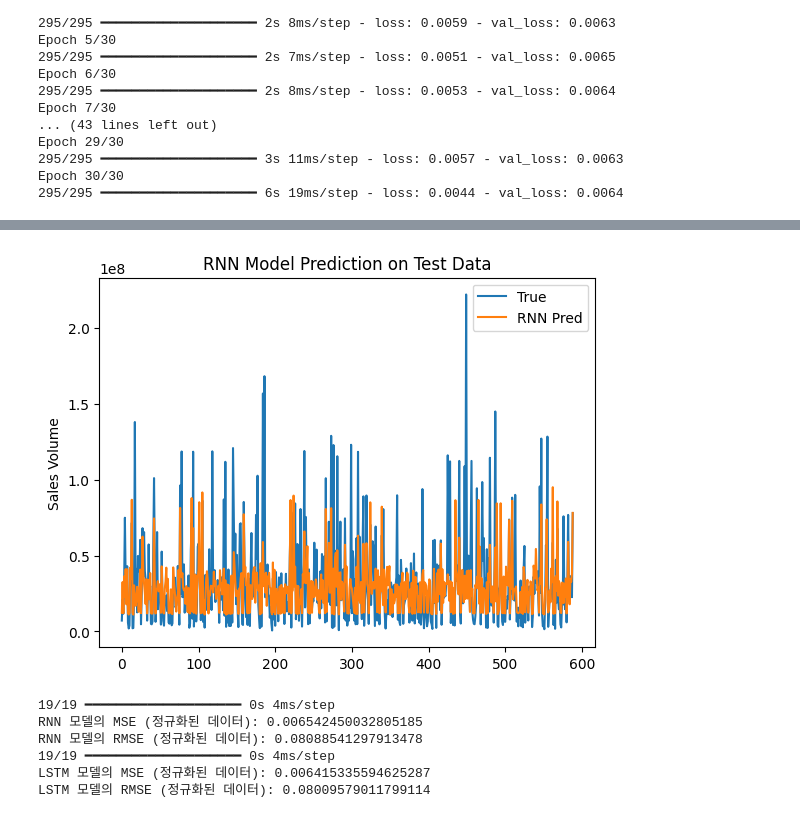
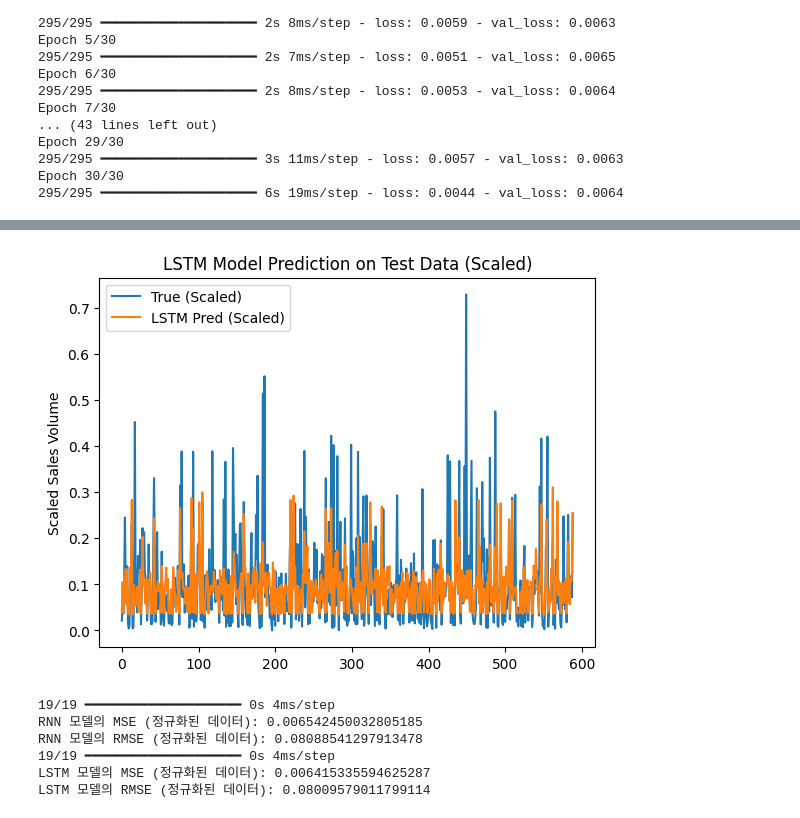
Before and after one commit to Sevenc1over/AI-class, a Jupyter notebook: 9주차/텐서플로우_RNN2.ipynb, the cells around one changed output, grey strips where cells are left out. Drawn from its saved outputs; the diff is of its cells as text; code cells hidden in the pictures.

```diff
--- a/9주차/텐서플로우_RNN2.ipynb
+++ b/9주차/텐서플로우_RNN2.ipynb
@@ -139,9 +139,9 @@ Epoch 29/30
 Epoch 30/30
 295/295 ━━━━━━━━━━━━━━━━━━━━ 6s 19ms/step - loss: 0.0044 - val_loss: 0.0064
 # %%
-# 7. RNN 모델 예측 및 시각화 (테스트 데이터 사용)
+# 7. LSTM 모델 예측 및 시각화 (테스트 데이터 사용) - 정규화된 데이터 스케일
 pred_lstm = modelLSTM.predict(X_test)
-plt.plot(y_scaler.inverse_transform(y_test), label='True')
-plt.plot(y_scaler.inverse_transform(pred_rnn), label='RNN Pred')
-plt.legend(); plt.title('RNN Model Prediction on Test Data'); plt.ylabel('Sales Volume'); plt.show()
+plt.plot(y_test, label='True (Scaled)')
+plt.plot(pred_lstm, label='LSTM Pred (Scaled)')
+plt.legend(); plt.title('LSTM Model Prediction on Test Data (Scaled)'); plt.ylabel('Scaled Sales Volume'); plt.show()
 # %% [output]
@@ -149,4 +149,4 @@ plt.legend(); plt.title('RNN Model Prediction on Test Data'); plt.ylabel('Sales
-[figure, old version]
+[figure, new version]
 # %%
 from sklearn.metrics import mean_squared_error
 import numpy as np
```
Also changed, not shown: parts of 2 cells of this notebook.
